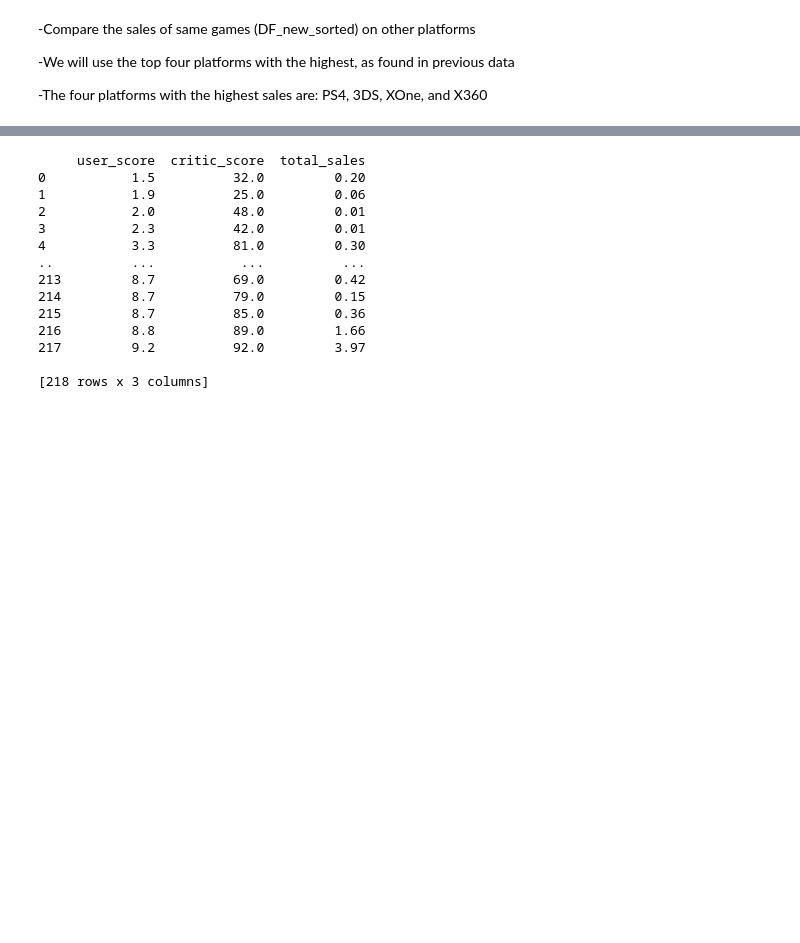
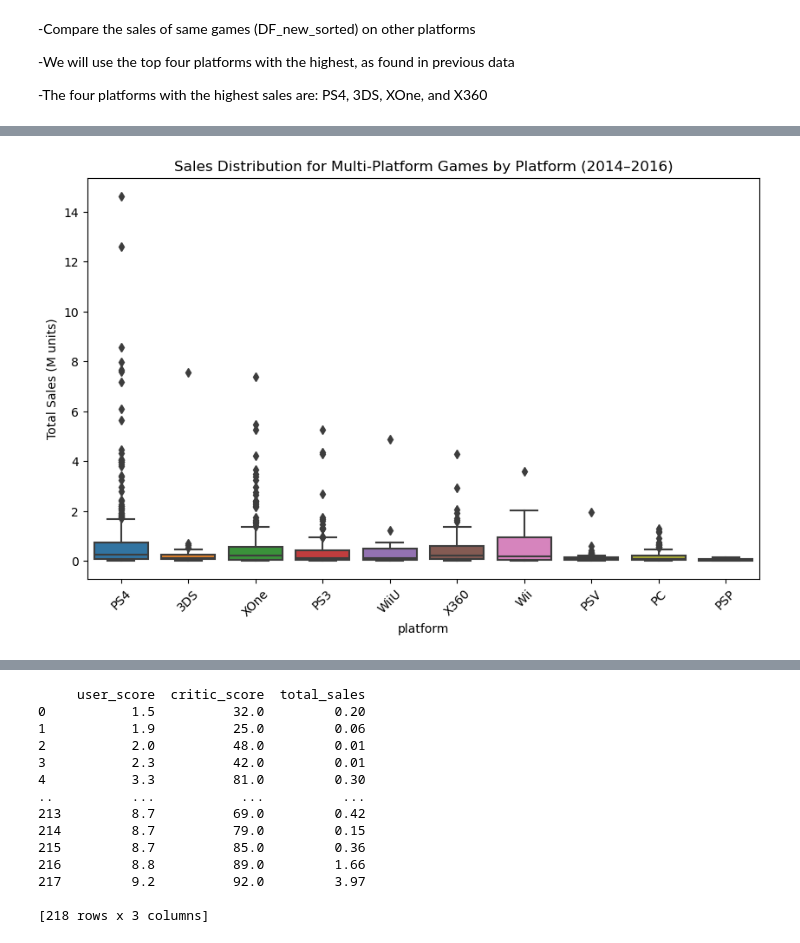
Before and after one commit to michav95/Video-Game-Forecasting, a Jupyter notebook: notebooks/EDA.ipynb, the cells around one changed output, grey strips where cells are left out. Cells and saved outputs as stored; diff of their text form; code cells hidden in the pictures; blank space fills up the shorter version.

```diff
--- a/notebooks/EDA.ipynb
+++ b/notebooks/EDA.ipynb
@@ -930,0 +980,13 @@ print(f"{critic_sales_correlation:.2f}")
+# %%
+plt.figure(figsize=(10, 6))
+sns.boxplot(
+    data=DF_train[DF_train['name'].isin(sales_comparison.index)],
+    x='platform',
+    y='total_sales'
+)
+plt.title("Sales Distribution for Multi-Platform Games by Platform (2014–2016)")
+plt.ylabel("Total Sales (M units)")
+plt.xticks(rotation=45)
+plt.show()
+# %% [output]
+[figure, added]
```
Also changed, not shown: parts of 38 cells of this notebook.
